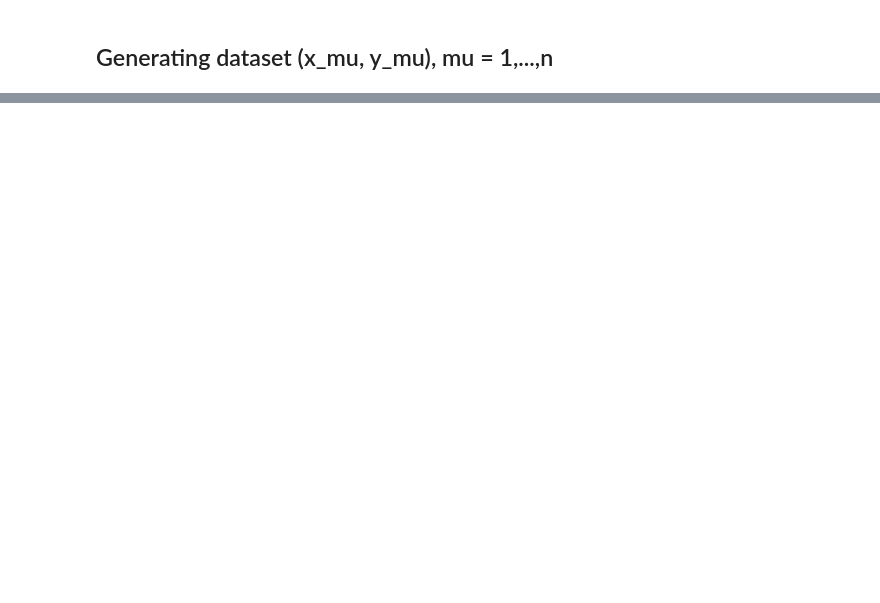
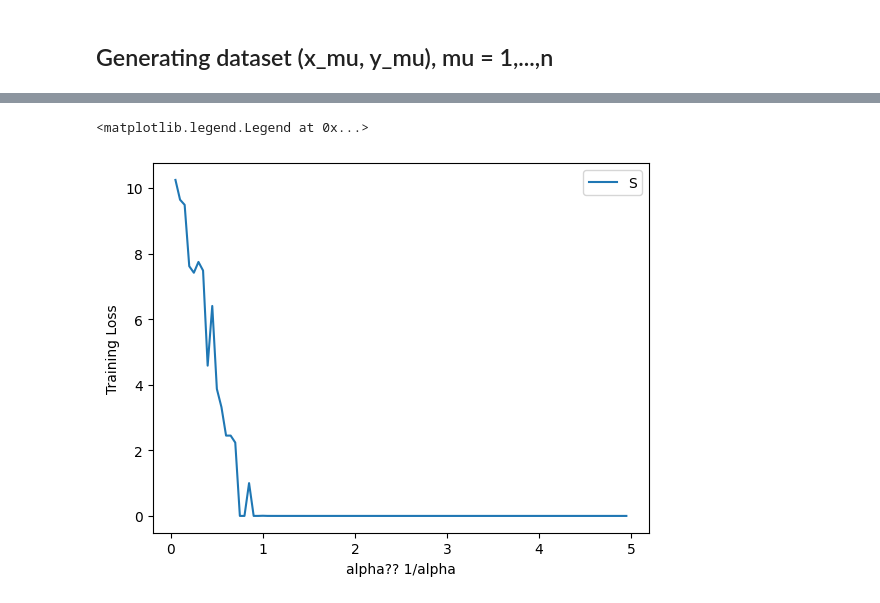
Before and after one commit to mccruz22/Generalization_error_learning, a Jupyter notebook: generate_data.ipynb, the cells around one changed output, grey strips where cells are left out. Cells and saved outputs as stored; diff of their text form; code cells hidden in the pictures; blank space fills up the shorter version.

```diff
--- a/generate_data.ipynb
+++ b/generate_data.ipynb
@@ -103,0 +157,8 @@ SyntaxError: invalid syntax (4202117659.py, line 5)
+# %%
+plt.plot([1/alpha for alpha in alphas], losses)
+plt.xlabel('alpha?? 1/alpha')
+plt.ylabel('Training Loss')
+plt.legend("Square Loss")
+# %% [output]
+<matplotlib.legend.Legend at 0x...>
+[figure, added]
```
Also changed, not shown: parts of 7 cells of this notebook.
